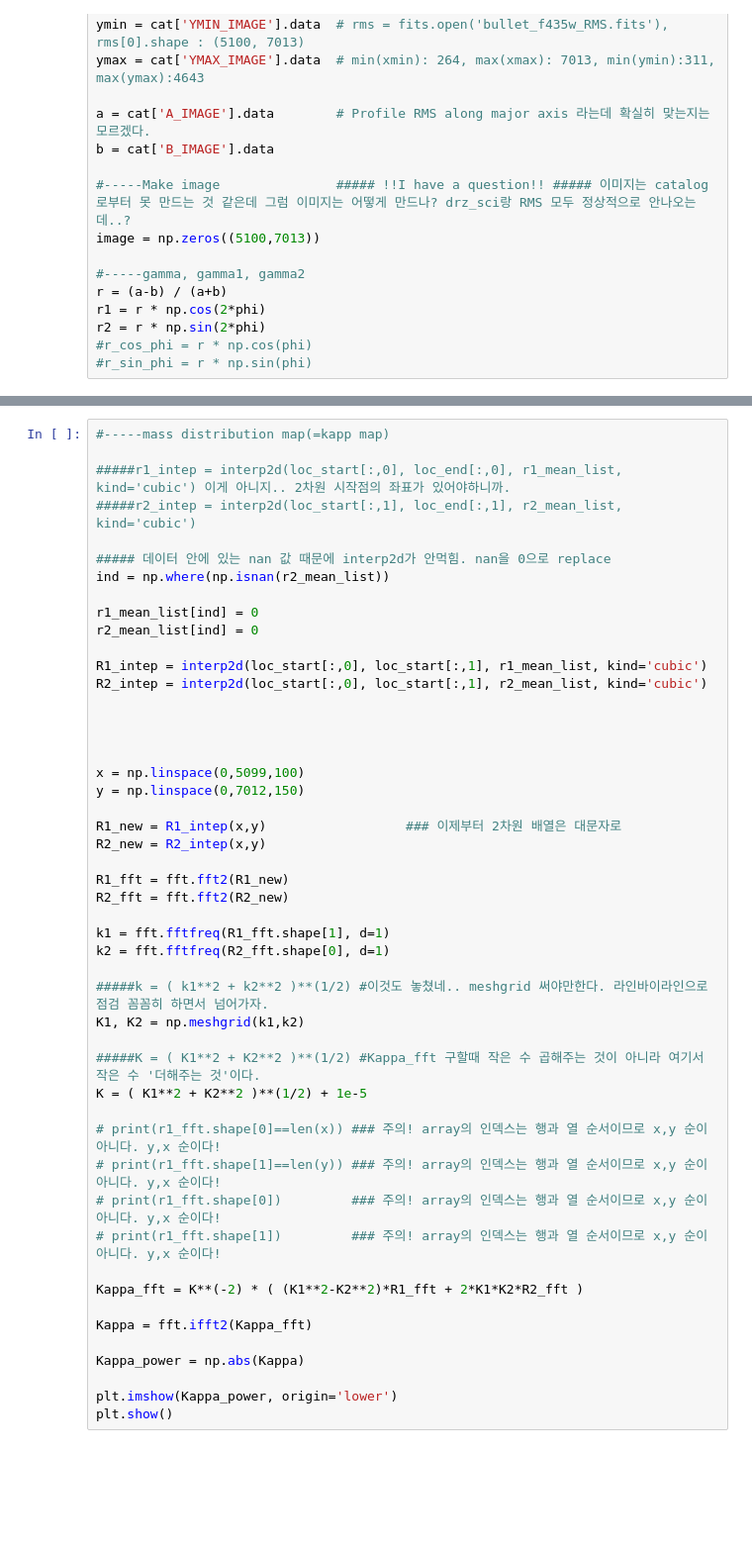
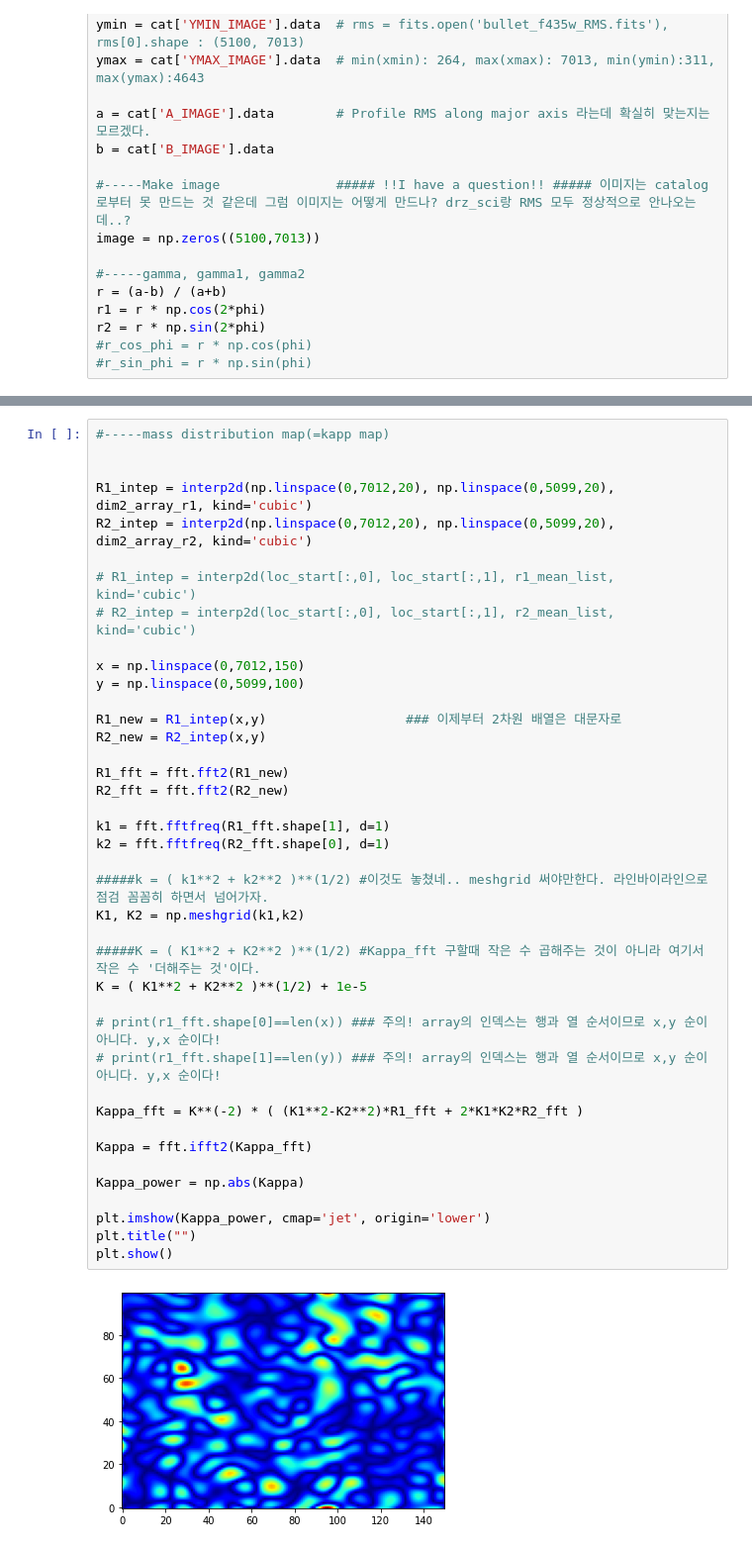
Before and after one commit to b0seong/Bullet_first-assignment_0106, a Jupyter notebook: first_from-cat435.ipynb, the cells around one changed output, grey strips where cells are left out. Shown: that part at 99% size. Drawn from its saved outputs; the diff is of its cells as text; blank space fills up the shorter version.

```diff
--- a/first_from-cat435.ipynb
+++ b/first_from-cat435.ipynb
@@ -168,49 +131,42 @@ plt.show()
 # %%
 #-----mass distribution map(=kapp map)
 
-#####r1_intep = interp2d(loc_start[:,0], loc_end[:,0], r1_mean_list, kind='cubic') 이게 아니지.. 2차원 시작점의 좌표가 있어야하니까.
-#####r2_intep = interp2d(loc_start[:,1], loc_end[:,1], r2_mean_list, kind='cubic')
 
-##### 데이터 안에 있는 nan 값 때문에 interp2d가 안먹힘. nan을 0으로 replace
-ind = np.where(np.isnan(r2_mean_list))
+R1_intep = interp2d(np.linspace(0,7012,20), np.linspace(0,5099,20), dim2_array_r1, kind='cubic')
+R2_intep = interp2d(np.linspace(0,7012,20), np.linspace(0,5099,20), dim2_array_r2, kind='cubic')
 
-r1_mean_list[ind] = 0
-r2_mean_list[ind] = 0
+# R1_intep = interp2d(loc_start[:,0], loc_start[:,1], r1_mean_list, kind='cubic')
+# R2_intep = interp2d(loc_start[:,0], loc_start[:,1], r2_mean_list, kind='cubic')
 
-R1_intep = interp2d(loc_start[:,0], loc_start[:,1], r1_mean_list, kind='cubic')
-R2_intep = interp2d(loc_start[:,0], loc_start[:,1], r2_mean_list, kind='cubic')
-
-
-
-
-x = np.linspace(0,5099,100)
-y = np.linspace(0,7012,150)
+x = np.linspace(0,7012,150)
+y = np.linspace(0,5099,100)
 
 R1_new = R1_intep(x,y)                  ### 이제부터 2차원 배열은 대문자로
 R2_new = R2_intep(x,y)
 
 R1_fft = fft.fft2(R1_new)
 R2_fft = fft.fft2(R2_new)
 
 k1 = fft.fftfreq(R1_fft.shape[1], d=1)
 k2 = fft.fftfreq(R2_fft.shape[0], d=1)
 
 #####k = ( k1**2 + k2**2 )**(1/2) #이것도 놓쳤네.. meshgrid 써야만한다. 라인바이라인으로 점검 꼼꼼히 하면서 넘어가자.
 K1, K2 = np.meshgrid(k1,k2)
 
 #####K = ( K1**2 + K2**2 )**(1/2) #Kappa_fft 구할때 작은 수 곱해주는 것이 아니라 여기서 작은 수 '더해주는 것'이다.
 K = ( K1**2 + K2**2 )**(1/2) + 1e-5
 
 # print(r1_fft.shape[0]==len(x)) ### 주의! array의 인덱스는 행과 열 순서이므로 x,y 순이 아니다. y,x 순이다!
 # print(r1_fft.shape[1]==len(y)) ### 주의! array의 인덱스는 행과 열 순서이므로 x,y 순이 아니다. y,x 순이다!
-# print(r1_fft.shape[0])         ### 주의! array의 인덱스는 행과 열 순서이므로 x,y 순이 아니다. y,x 순이다!
-# print(r1_fft.shape[1])         ### 주의! array의 인덱스는 행과 열 순서이므로 x,y 순이 아니다. y,x 순이다!
 
 Kappa_fft = K**(-2) * ( (K1**2-K2**2)*R1_fft + 2*K1*K2*R2_fft )
 
 Kappa = fft.ifft2(Kappa_fft)
 
 Kappa_power = np.abs(Kappa)
 
-plt.imshow(Kappa_power, origin='lower')
+plt.imshow(Kappa_power, cmap='jet', origin='lower')
+plt.title("")
 plt.show()
+# %% [output]
+[figure, added]
```
Also changed, not shown: parts of 2 cells of this notebook.
